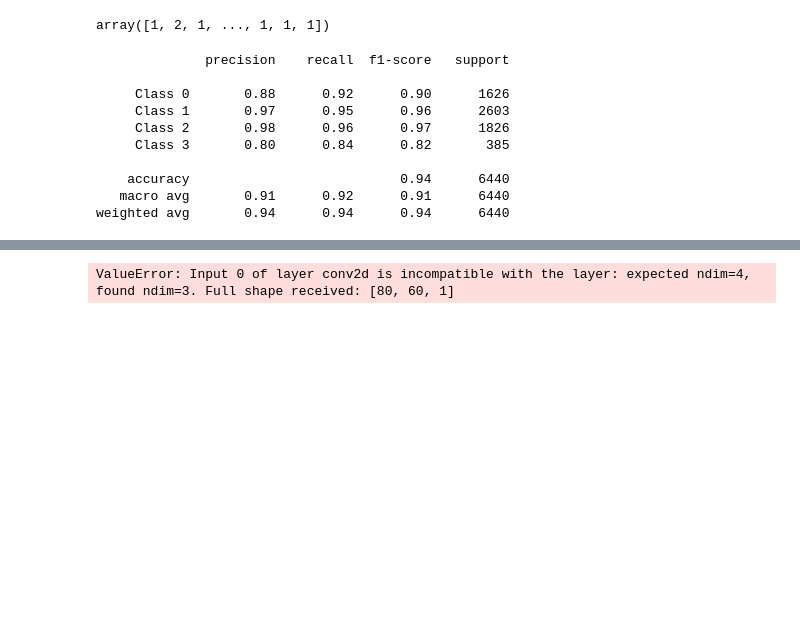
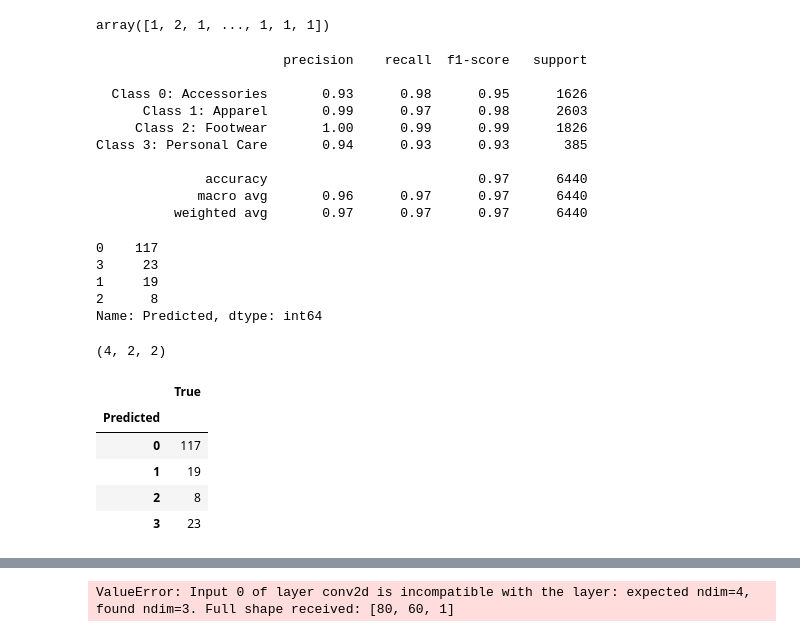
Before and after one commit to kellystroh/Inventory-Image-Classification, a Jupyter notebook: cnn.ipynb, the cells around one changed output, grey strips where cells are left out. Drawn from its saved outputs; the diff is of its cells as text; code cells hidden in the pictures; blank space fills up the shorter version.

Commit message:
final models

```diff
--- a/cnn.ipynb
+++ b/cnn.ipynb
@@ -196,3 +203,5 @@ cnn1.save('my_model.h5')
+# %%
+cnn1 = load_model('cnn-main.h5')
 # %%
 y_true = y_test0
 # %%
@@ -207,17 +216,20 @@ predicted_classes
 # %% [output]
 array([1, 2, 1, ..., 1, 1, 1])
 # %%
+cat_list = ['Accessories', 'Apparel', 'Footwear', 'Personal Care']
 from sklearn.metrics import classification_report
-target_names = ["Class {}".format(i) for i in range(4)]
+target_names = ["Class {}: {}".format(i, ix) for i, ix in enumerate(cat_list)]
 print(classification_report(y_true, predicted_classes, target_names=target_names))
 # %% [output]
-              precision    recall  f1-score   support
+                        precision    recall  f1-score   support
 
-     Class 0       0.88      0.92      0.90      1626
-     Class 1       0.97      0.95      0.96      2603
-     Class 2       0.98      0.96      0.97      1826
-     Class 3       0.80      0.84      0.82       385
+  Class 0: Accessories       0.93      0.98      0.95      1626
+      Class 1: Apparel       0.99      0.97      0.98      2603
+     Class 2: Footwear       1.00      0.99      0.99      1826
+Class 3: Personal Care       0.94      0.93      0.93       385
 
-    accuracy                           0.94      6440
-   macro avg       0.91      0.92      0.91      6440
-weighted avg       0.94      0.94      0.94      6440
+              accuracy                           0.97      6440
+             macro avg       0.96      0.97      0.97      6440
+          weighted avg       0.97      0.97      0.97      6440
+# %%
+wrong_arr = np.array([predicted_classes[incorrect], y_test0[incorrect]]).transpose()
@@ -223,0 +238,23 @@ weighted avg       0.94      0.94      0.94      6440
+# %%
+wrong_df.Predicted.value_counts()
+# %% [output]
+0    117
+3     23
+1     19
+2      8
+Name: Predicted, dtype: int64
+# %%
+from sklearn.metrics import multilabel_confusion_matrix
+conf = multilabel_confusion_matrix(wrong_arr[:,1], wrong_arr[:,0])
+conf.shape
+# %% [output]
+(4, 2, 2)
+# %%
+wrong_df[['True','Predicted']].groupby(['Predicted']).count()
+# %% [output]
+|  | True |
+| Predicted |  |
+| 0 | 117 |
+| 1 | 19 |
+| 2 | 8 |
+| 3 | 23 |
```
Also changed, not shown: parts of 20 cells of this notebook, 8 other files.
